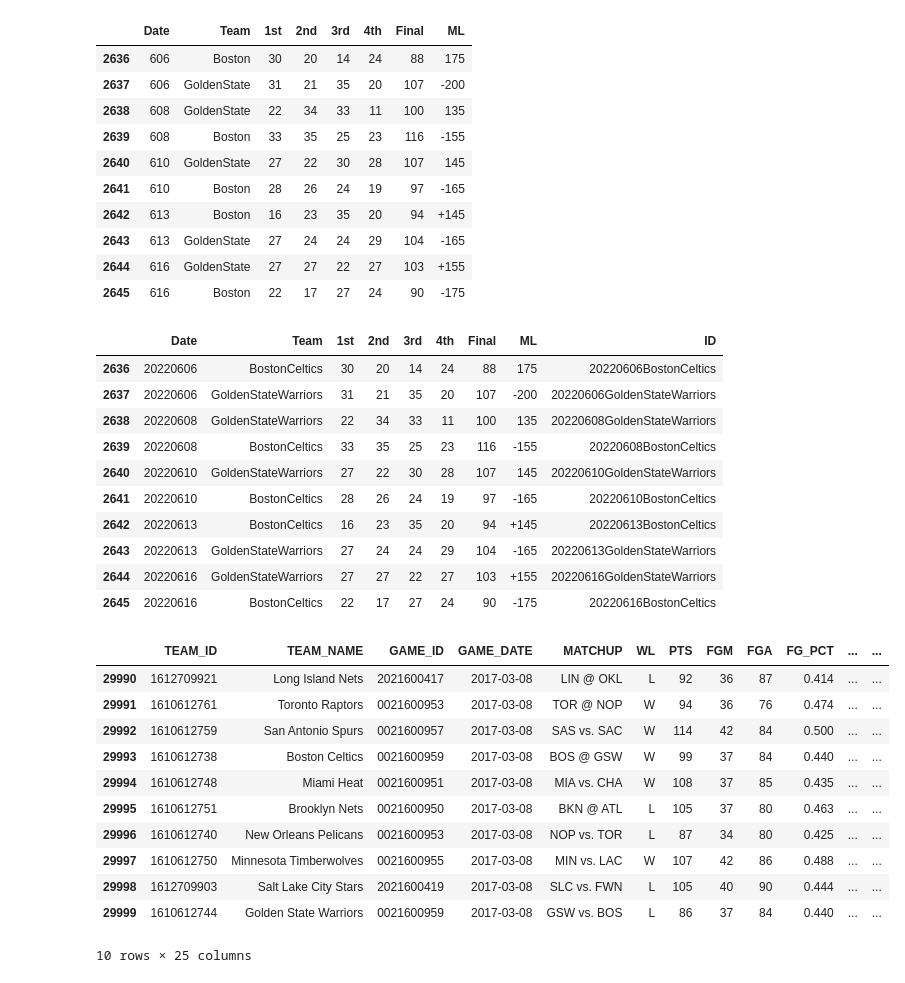
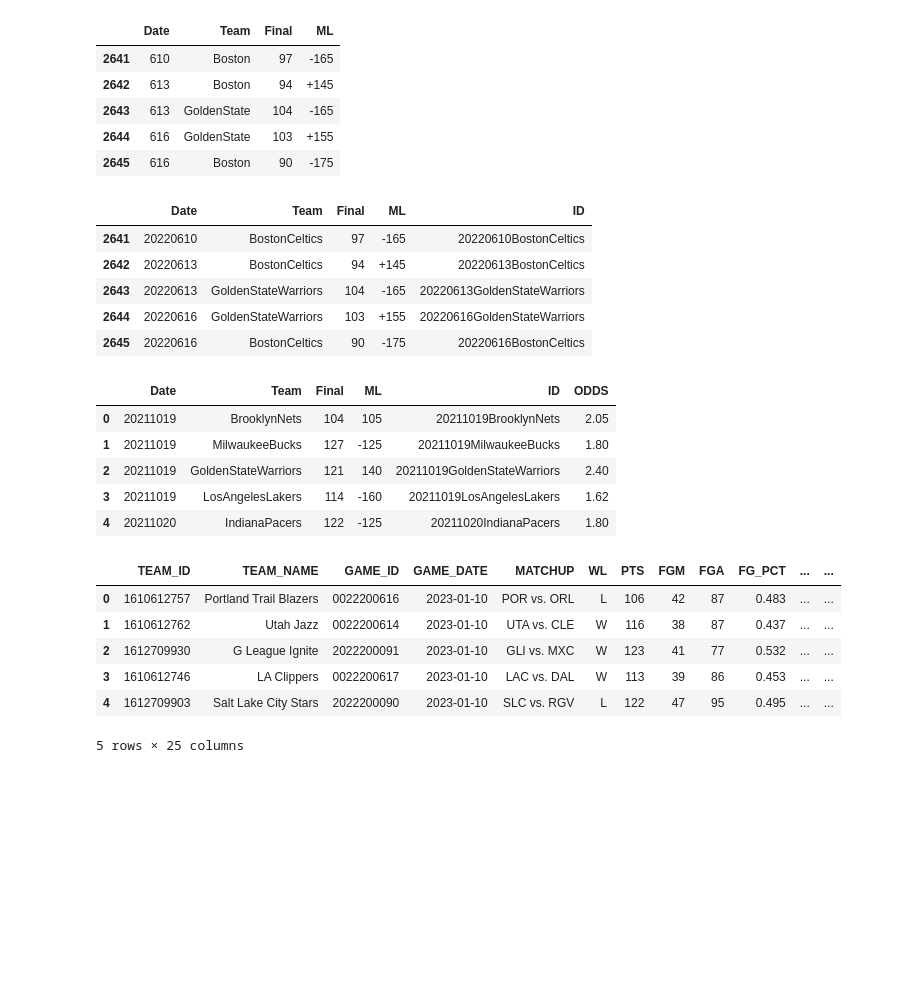
Before and after one commit to cedric16370/Ydays-Sport, a Jupyter notebook: Nettoyage.ipynb, the cells around one changed output. Cells and saved outputs as stored; diff of their text form; code cells hidden in the pictures; blank space fills up the shorter version.

```diff
--- a/Nettoyage.ipynb
+++ b/Nettoyage.ipynb
@@ -25,19 +20,14 @@ odds_df.tail(10)
 # %%
 # Suppression des espaces dans les noms des équipes
 odds_df.Team = odds_df.Team.str.replace(' ', '')
-odds_df.tail(10)
+odds_df.tail()
 # %% [output]
-|  | Date | Team | 1st | 2nd | 3rd | 4th | Final | ML |
-| 2636 | 606 | Boston | 30 | 20 | 14 | 24 | 88 | 175 |
-| 2637 | 606 | GoldenState | 31 | 21 | 35 | 20 | 107 | -200 |
-| 2638 | 608 | GoldenState | 22 | 34 | 33 | 11 | 100 | 135 |
-| 2639 | 608 | Boston | 33 | 35 | 25 | 23 | 116 | -155 |
-| 2640 | 610 | GoldenState | 27 | 22 | 30 | 28 | 107 | 145 |
-| 2641 | 610 | Boston | 28 | 26 | 24 | 19 | 97 | -165 |
-| 2642 | 613 | Boston | 16 | 23 | 35 | 20 | 94 | +145 |
-| 2643 | 613 | GoldenState | 27 | 24 | 24 | 29 | 104 | -165 |
-| 2644 | 616 | GoldenState | 27 | 27 | 22 | 27 | 103 | +155 |
-| 2645 | 616 | Boston | 22 | 17 | 27 | 24 | 90 | -175 |
+|  | Date | Team | Final | ML |
+| 2641 | 610 | Boston | 97 | -165 |
+| 2642 | 613 | Boston | 94 | +145 |
+| 2643 | 613 | GoldenState | 104 | -165 |
+| 2644 | 616 | GoldenState | 103 | +155 |
+| 2645 | 616 | Boston | 90 | -175 |
 # %%
 # Création d'un dictionnaire pour remplacer les équipes par leurs noms officiels
 team_name = {'Detroit': 'DetroitPistons', 'Washington': 'WashingtonWizards',
@@ -72,16 +62,11 @@ def format(date):
 # Formattage des données pour la création de notre identifiant
 odds_df['Date'] = list(map(format, odds_df['Date']))
 odds_df['ID'] = list(map(str, odds_df['Date'])) + odds_df['Team']
-odds_df.tail(10)
+odds_df.tail()
 # %% [output]
-|  | Date | Team | 1st | 2nd | 3rd | 4th | Final | ML | ID |
-| 2636 | 20220606 | BostonCeltics | 30 | 20 | 14 | 24 | 88 | 175 | 20220606BostonCeltics |
-| 2637 | 20220606 | GoldenStateWarriors | 31 | 21 | 35 | 20 | 107 | -200 | 20220606GoldenStateWarriors |
-| 2638 | 20220608 | GoldenStateWarriors | 22 | 34 | 33 | 11 | 100 | 135 | 20220608GoldenStateWarriors |
-| 2639 | 20220608 | BostonCeltics | 33 | 35 | 25 | 23 | 116 | -155 | 20220608BostonCeltics |
-| 2640 | 20220610 | GoldenStateWarriors | 27 | 22 | 30 | 28 | 107 | 145 | 20220610GoldenStateWarriors |
-| 2641 | 20220610 | BostonCeltics | 28 | 26 | 24 | 19 | 97 | -165 | 20220610BostonCeltics |
-| 2642 | 20220613 | BostonCeltics | 16 | 23 | 35 | 20 | 94 | +145 | 20220613BostonCeltics |
-| 2643 | 20220613 | GoldenStateWarriors | 27 | 24 | 24 | 29 | 104 | -165 | 20220613GoldenStateWarriors |
-| 2644 | 20220616 | GoldenStateWarriors | 27 | 27 | 22 | 27 | 103 | +155 | 20220616GoldenStateWarriors |
-| 2645 | 20220616 | BostonCeltics | 22 | 17 | 27 | 24 | 90 | -175 | 20220616BostonCeltics |
+|  | Date | Team | Final | ML | ID |
+| 2641 | 20220610 | BostonCeltics | 97 | -165 | 20220610BostonCeltics |
+| 2642 | 20220613 | BostonCeltics | 94 | +145 | 20220613BostonCeltics |
+| 2643 | 20220613 | GoldenStateWarriors | 104 | -165 | 20220613GoldenStateWarriors |
+| 2644 | 20220616 | GoldenStateWarriors | 103 | +155 | 20220616GoldenStateWarriors |
+| 2645 | 20220616 | BostonCeltics | 90 | -175 | 20220616BostonCeltics |
@@ -88,21 +80,28 @@ odds_df.tail(10)
+# %%
+# Modification du format des cotes
+odds_df['ML'] = odds_df['ML'].astype(int)
+odds_df['ODDS'] = odds_df['ML'].apply(lambda x : change_odds(x))
+odds_df.head()
+# %% [output]
+|  | Date | Team | Final | ML | ID | ODDS |
+| 0 | 20211019 | BrooklynNets | 104 | 105 | 20211019BrooklynNets | 2.05 |
+| 1 | 20211019 | MilwaukeeBucks | 127 | -125 | 20211019MilwaukeeBucks | 1.80 |
+| 2 | 20211019 | GoldenStateWarriors | 121 | 140 | 20211019GoldenStateWarriors | 2.40 |
+| 3 | 20211019 | LosAngelesLakers | 114 | -160 | 20211019LosAngelesLakers | 1.62 |
+| 4 | 20211020 | IndianaPacers | 122 | -125 | 20211020IndianaPacers | 1.80 |
 # %%
 # Récupération du deuxième jeu de données
 score_df = leaguegamefinder.LeagueGameFinder().get_data_frames()[0]
 score_df.drop(['SEASON_ID', 'TEAM_ABBREVIATION', 'MIN'], axis = 1, inplace = True)
-score_df.tail(10)
+score_df.head()
 # %% [output]
 |  | TEAM_ID | TEAM_NAME | GAME_ID | GAME_DATE | MATCHUP | WL | PTS | FGM | FGA | FG_PCT | ... | ... |
-| 29990 | 1612709921 | Long Island Nets | 2021600417 | 2017-03-08 | LIN @ OKL | L | 92 | 36 | 87 | 0.414 | ... | ... |
-| 29991 | 1610612761 | Toronto Raptors | 0021600953 | 2017-03-08 | TOR @ NOP | W | 94 | 36 | 76 | 0.474 | ... | ... |
-| 29992 | 1610612759 | San Antonio Spurs | 0021600957 | 2017-03-08 | SAS vs. SAC | W | 114 | 42 | 84 | 0.500 | ... | ... |
-| 29993 | 1610612738 | Boston Celtics | 0021600959 | 2017-03-08 | BOS @ GSW | W | 99 | 37 | 84 | 0.440 | ... | ... |
-| 29994 | 1610612748 | Miami Heat | 0021600951 | 2017-03-08 | MIA vs. CHA | W | 108 | 37 | 85 | 0.435 | ... | ... |
-| 29995 | 1610612751 | Brooklyn Nets | 0021600950 | 2017-03-08 | BKN @ ATL | L | 105 | 37 | 80 | 0.463 | ... | ... |
-| 29996 | 1610612740 | New Orleans Pelicans | 0021600953 | 2017-03-08 | NOP vs. TOR | L | 87 | 34 | 80 | 0.425 | ... | ... |
-| 29997 | 1610612750 | Minnesota Timberwolves | 0021600955 | 2017-03-08 | MIN vs. LAC | W | 107 | 42 | 86 | 0.488 | ... | ... |
-| 29998 | 1612709903 | Salt Lake City Stars | 2021600419 | 2017-03-08 | SLC vs. FWN | L | 105 | 40 | 90 | 0.444 | ... | ... |
-| 29999 | 1610612744 | Golden State Warriors | 0021600959 | 2017-03-08 | GSW vs. BOS | L | 86 | 37 | 84 | 0.440 | ... | ... |
+| 0 | 1610612757 | Portland Trail Blazers | 0022200616 | 2023-01-10 | POR vs. ORL | L | 106 | 42 | 87 | 0.483 | ... | ... |
+| 1 | 1610612762 | Utah Jazz | 0022200614 | 2023-01-10 | UTA vs. CLE | W | 116 | 38 | 87 | 0.437 | ... | ... |
+| 2 | 1612709930 | G League Ignite | 2022200091 | 2023-01-10 | GLI vs. MXC | W | 123 | 41 | 77 | 0.532 | ... | ... |
+| 3 | 1610612746 | LA Clippers | 0022200617 | 2023-01-10 | LAC vs. DAL | W | 113 | 39 | 86 | 0.453 | ... | ... |
+| 4 | 1612709903 | Salt Lake City Stars | 2022200090 | 2023-01-10 | SLC vs. RGV | L | 122 | 47 | 95 | 0.495 | ... | ... |
-10 rows × 25 columns
+5 rows × 25 columns
 # %%
 # Suppression des tirets dans les dates et des espaces dans les noms des équipes
 score_df.GAME_DATE = score_df.GAME_DATE.str.replace('-', '')
```
Also changed, not shown: parts of 22 cells of this notebook.
